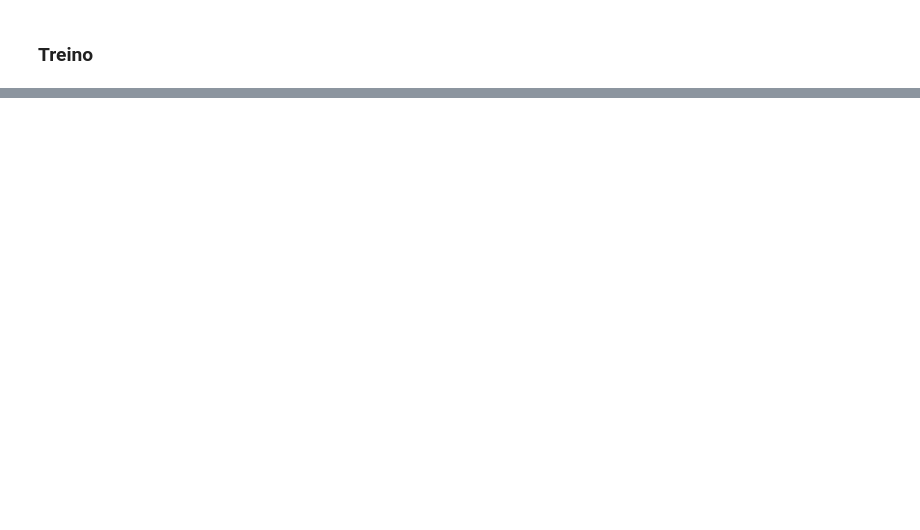
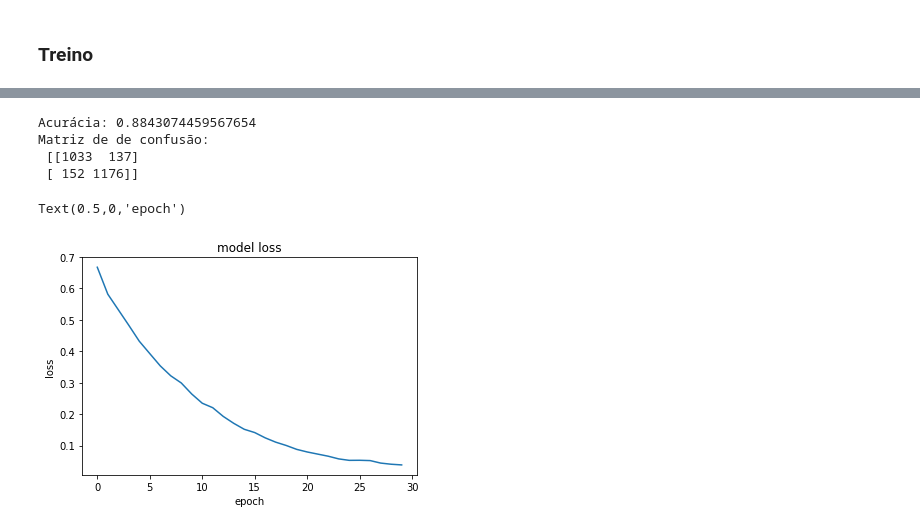
Before and after one commit to alvesmarcos/CNN-Genero-Idade, a Jupyter notebook: Training_gender.ipynb, the cells around one changed output, grey strips where cells are left out. Cells and saved outputs as stored; diff of their text form; code cells hidden in the pictures; blank space fills up the shorter version.

Commit message:
feat: adiciona treinamento genero

```diff
--- a/Training_gender.ipynb
+++ b/Training_gender.ipynb
@@ -99,7 +102,7 @@ None
 ### Hiper-parâmetros
 # %%
 BATCH_SIZE = 50
-EPOCHS = 1000
+EPOCHS = 30
 LR = 1e-3
 LR_DECAY = 1e-4 / EPOCHS
 MOMENTUM = 0.9
@@ -110,9 +113,12 @@ model.compile(loss=categorical_crossentropy,
 # %% [markdown]
 ### Entrada
 # %%
-X_train, X_test, y_train, y_test = train_test_split(wrapper_data('gender/'), test_size=0.15)
+# carrega dados
+X, y = wrapper_data('serializer/gender/')
+# separa dados em treinamento e teste
+X_train, X_test, y_train, y_test = train_test_split(X, y, test_size=0.15)
+# one hot encode
+y_oh_train = to_categorical(y_train, 2)
+y_oh_test = to_categorical(y_test, 2)
 
-y_train = to_categorical(y_train, 2)
-y_test = to_categorical(y_test, 2)
-
-X_train.shape, X_test.shape, y_train.shape, y_test.shape
+X_train.shape, X_test.shape, y_oh_train.shape, y_oh_test.shape
@@ -119,8 +127,8 @@ X_train.shape, X_test.shape, y_train.shape, y_test.shape
 # %% [markdown]
 ### Treino
 # %%
-hist = model.fit(x=X_train, y=y_train, validation_split=0.1, batch_size=BATCH_SIZE, epochs=EPOCHS)
+hist = model.fit(x=X_train, y=y_oh_train, validation_split=0.1, batch_size=BATCH_SIZE, epochs=EPOCHS)
 model.save('models/model_gender.h5')
 
-print('Train loss:', model.evaluate(X_train, y_train, verbose=0))
-print('Test loss:', model.evaluate(X_test, y_test, verbose=0))
+print('Train loss:', model.evaluate(X_train, y_oh_train, verbose=0))
+print('Test loss:', model.evaluate(X_test, y_oh_test, verbose=0))
@@ -126,0 +153,17 @@ print('Test loss:', model.evaluate(X_test, y_test, verbose=0))
+# %%
+y_pred = model.predict(X_test).argmax(axis=1)
+print('Acurácia:', accuracy_score(y_test, y_pred))
+print('Matriz de de confusão:\n', confusion_matrix(y_test, y_pred))
+# %% [output]
+Acurácia: 0.8843074459567654
+Matriz de de confusão:
+ [[1033  137]
+ [ 152 1176]]
+# %%
+plt.plot(hist.history['loss'])
+plt.title('model loss')
+plt.ylabel('loss')
+plt.xlabel('epoch')
+# %% [output]
+Text(0.5,0,'epoch')
+[figure, added]
```
Also changed, not shown: parts of 5 cells of this notebook, 1 other file.
